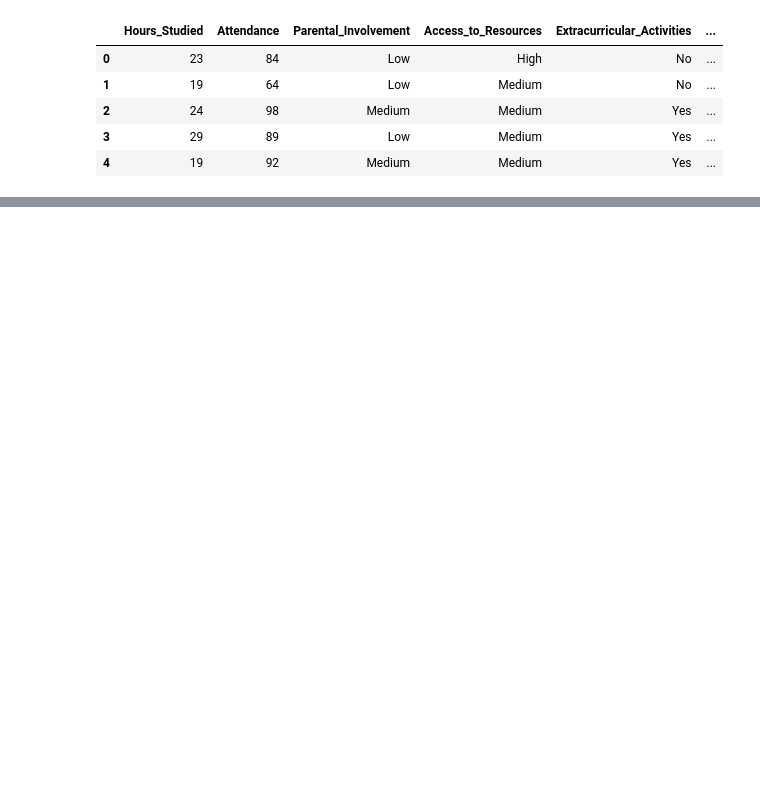
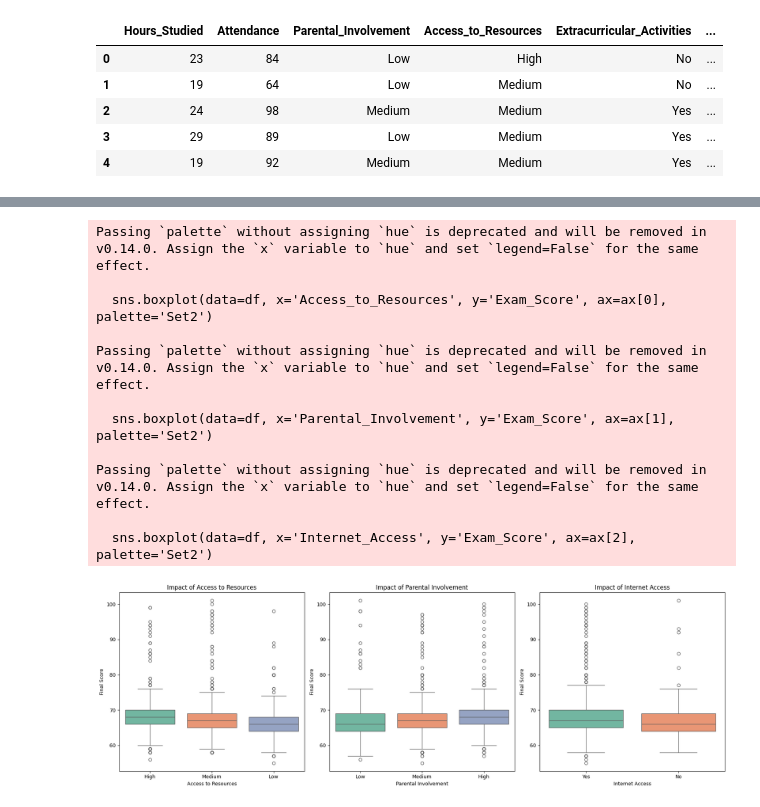
Before and after one commit to juanplima12/studentperformance, a Jupyter notebook: notebooks/analise.ipynb, the cells around one changed output, grey strips where cells are left out. Drawn from its saved outputs; the diff is of its cells as text; code cells hidden in the pictures; blank space fills up the shorter version.

```diff
--- a/notebooks/analise.ipynb
+++ b/notebooks/analise.ipynb
@@ -15,0 +180,36 @@ df.head()
+# %%
+fig, ax = plt.subplots(1, 3, figsize=(18, 6))
+
+#Plot 1: Access to Resources vs Exam Score
+sns.boxplot(data=df, x='Access_to_Resources', y='Exam_Score', ax=ax[0], palette='Set2')
+ax[0].set_title('Impact of Access to Resources')
+ax[0].set_xlabel('Access to Resources')
+ax[0].set_ylabel('Final Score')
+
+#Plot 2: Parental Involvement vs Exam Score
+sns.boxplot(data=df, x='Parental_Involvement', y='Exam_Score', ax=ax[1], palette='Set2')
+ax[1].set_title('Impact of Parental Involvement')
+ax[1].set_xlabel('Parental Involvement')
+ax[1].set_ylabel('Final Score')
+
+#Plot 3: Internet Access vs Exam Score
+sns.boxplot(data=df, x='Internet_Access', y='Exam_Score', ax=ax[2], palette='Set2')
+ax[2].set_title('Impact of Internet Access')
+ax[2].set_xlabel('Internet Access')
+ax[2].set_ylabel('Final Score')
+
+plt.tight_layout()
+plt.show()
+# %% [output]
+Passing `palette` without assigning `hue` is deprecated and will be removed in v0.14.0. Assign the `x` variable to `hue` and set `legend=False` for the same effect.
+
+  sns.boxplot(data=df, x='Access_to_Resources', y='Exam_Score', ax=ax[0], palette='Set2')
+
+Passing `palette` without assigning `hue` is deprecated and will be removed in v0.14.0. Assign the `x` variable to `hue` and set `legend=False` for the same effect.
+
+  sns.boxplot(data=df, x='Parental_Involvement', y='Exam_Score', ax=ax[1], palette='Set2')
+
+Passing `palette` without assigning `hue` is deprecated and will be removed in v0.14.0. Assign the `x` variable to `hue` and set `legend=False` for the same effect.
+
+  sns.boxplot(data=df, x='Internet_Access', y='Exam_Score', ax=ax[2], palette='Set2')
+[figure, added]
```
Also changed, not shown: parts of 26 cells of this notebook.
